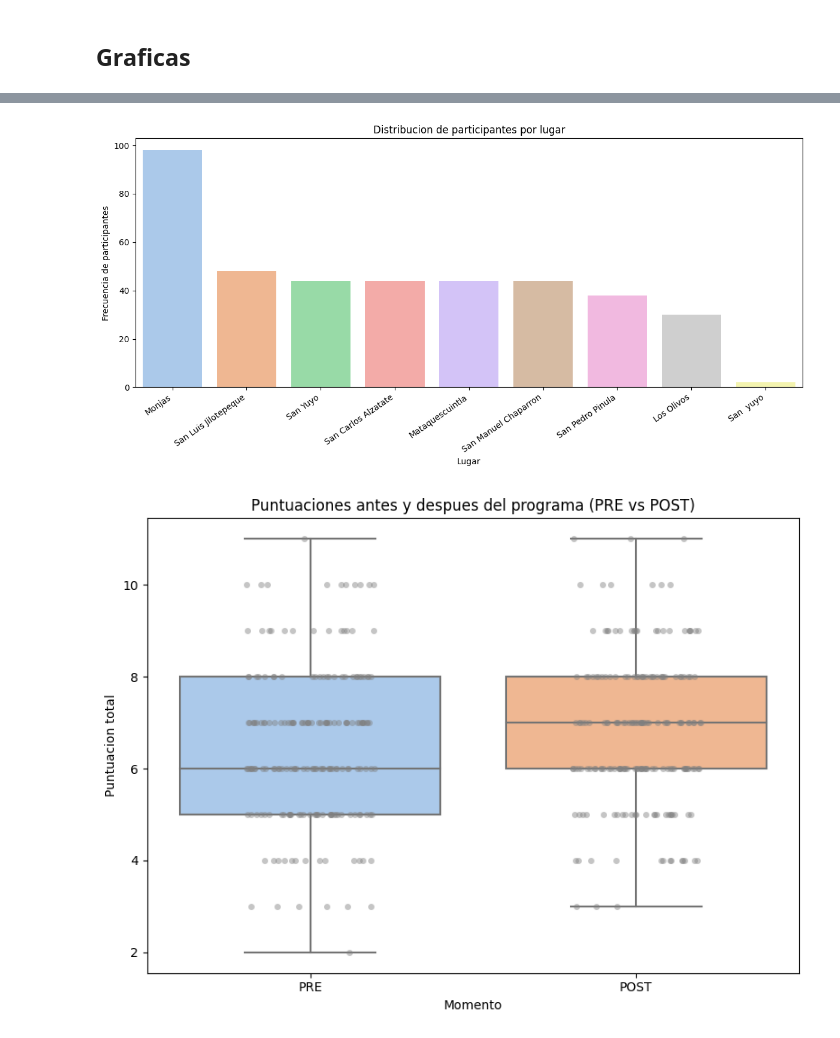
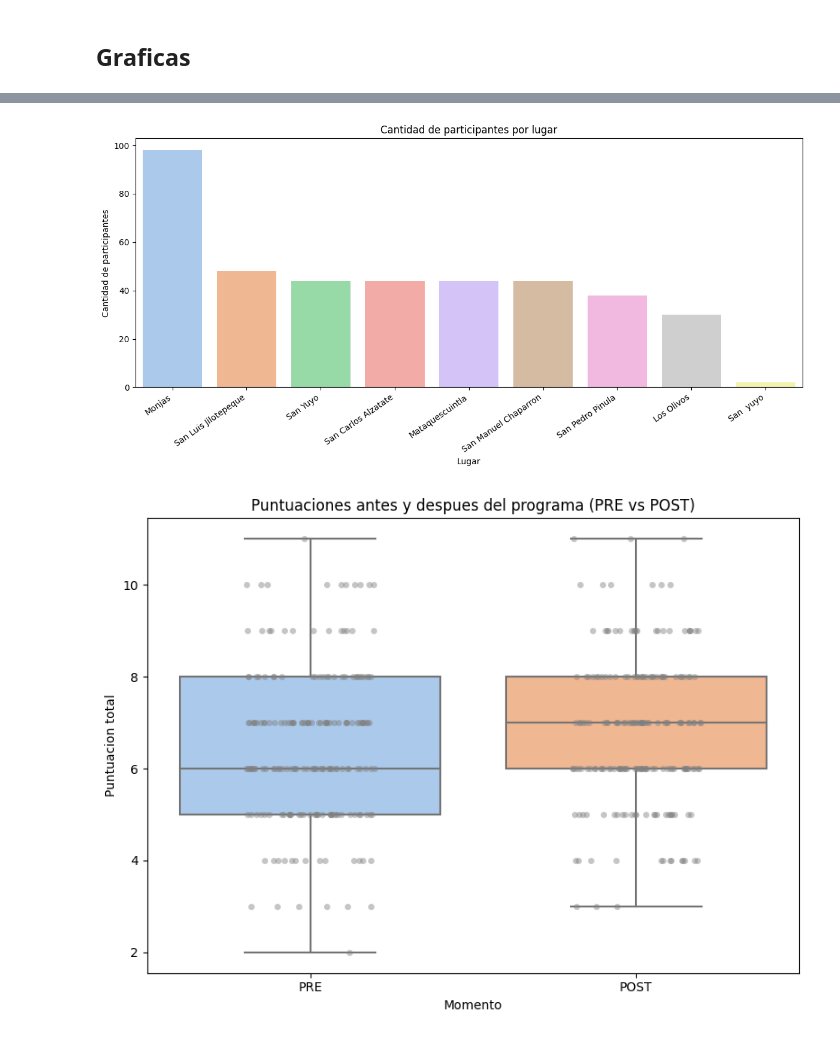
Before and after one commit to rodrigohernandezm/EDA_Tesis, a Jupyter notebook: EDA.ipynb, the cells around one changed output, grey strips where cells are left out. Saved outputs shown, nothing was run; the diff lists cells and outputs as text; code cells hidden in the pictures.

```diff
--- a/EDA.ipynb
+++ b/EDA.ipynb
@@ -69,8 +69,12 @@ os.makedirs(OUT, exist_ok=True)
 # %% [markdown]
 ### Local
 # %%
-resultados_Pre = pd.read_excel("C:\\Users\\rodri\\OneDrive\\Documentos\\EDA_Tesis\\resultados.xlsx", sheet_name="Pre")
-resultados_Pro = pd.read_excel("C:\\Users\\rodri\\OneDrive\\Documentos\\EDA_Tesis\\resultados.xlsx", sheet_name="Post")
+#resultados_Pre = pd.read_excel("C:\\Users\\rodri\\OneDrive\\Documentos\\EDA_Tesis\\resultados.xlsx", sheet_name="Pre")
+# resultados_Pro = pd.read_excel("C:\\Users\\rodri\\OneDrive\\Documentos\\EDA_Tesis\\resultados.xlsx", sheet_name="Post")
+
+resultados_Pre = pd.read_excel("C:\\Users\\rhernandez\\OneDrive - Generando Soluciones Anlalíticas S.A\\Documents\\EDA\\EDA_Tesis\\resultados.xlsx", sheet_name="Pre")
+resultados_Pro = pd.read_excel("C:\\Users\\rhernandez\\OneDrive - Generando Soluciones Anlalíticas S.A\\Documents\\EDA\\EDA_Tesis\\resultados.xlsx", sheet_name="Post")
+
 resultados_Pre['estado'] = 'pre'
 resultados_Pro['estado'] = 'post'
 resultados_total = pd.concat([resultados_Pre, resultados_Pro], ignore_index=True)
@@ -84,8 +88,8 @@ resultados_total.head()
 | 3 | 4 | 30 | 2 | 1 | 1 | 1 | 1 | 0 | 0 | 0 | 0 | ... |
 | 4 | 5 | 24 | 2 | 2 | 4 | 2 | 0 | 1 | 0 | 1 | 1 | ... |
 # %%
-#BASE = r"C:\Users\rhernandez\OneDrive - Generando Soluciones Anlalíticas S.A\Documents\EDA\EDA_Tesis"
-BASE = r"C:\Users\rodri\OneDrive\Documentos\EDA_Tesis"
+BASE = r"C:\Users\rhernandez\OneDrive - Generando Soluciones Anlalíticas S.A\Documents\EDA\EDA_Tesis"
+#BASE = r"C:\Users\rodri\OneDrive\Documentos\EDA_Tesis"
 OUT = os.path.join(BASE, "outputs")
 
 # crea la carpeta outputs si no existe
@@ -154,33 +164,36 @@ OUT : C:\Users\rodri\OneDrive\Documentos\EDA_Tesis\outputs
 # %%
-  # Basado en la logica de tu EDA
-  df_fix = resultados_total.copy()
-  df_fix["Lugar"] = df_fix["Lugar"].astype(str).str.strip()
+# Basado en la logica de tu EDA
+df_fix = resultados_total.copy()
+df_fix["Lugar"] = df_fix["Lugar"].astype(str).str.strip()
 
-  # Quitar vacios si existieran
-  df_lugar = df_fix[df_fix["Lugar"].notna() & (df_fix["Lugar"] != "")].copy()
+# Quitar vacios si existieran
+df_lugar = df_fix[df_fix["Lugar"].notna() & (df_fix["Lugar"] != "")].copy()
 
-  # Ordenar por frecuencia (de mayor a menor)
-  order_lugar = df_lugar["Lugar"].value_counts().index.tolist()
+# Ordenar por cantidad (de mayor a menor)
+order_lugar = df_lugar["Lugar"].value_counts().index.tolist()
 
-  plt.figure(figsize=(12, 6))
-  sns.countplot(
-      data=df_lugar,
-      x="Lugar",
-      order=order_lugar,
-      palette="pastel"
-  )
+plt.figure(figsize=(12, 6))
+sns.countplot(
+    data=df_lugar,
+    x="Lugar",
+    order=order_lugar,
+    palette="pastel"
+)
 
-  plt.title("Distribucion de participantes por lugar")
-  plt.xlabel("Lugar")
-  plt.ylabel("Frecuencia de participantes")
-  plt.xticks(rotation=35, ha="right")
-  plt.tight_layout()
+plt.title("Cantidad de participantes por lugar")
+plt.xlabel("Lugar")
+plt.ylabel("Cantidad de participantes")
+plt.xticks(rotation=35, ha="right")
+plt.tight_layout()
 
-  # Opcional: guardar en outputs como en tu EDA
-  plt.savefig(os.path.join(OUT, "distribucion_participantes_por_lugar.png"), dpi=300, bbox_inches="tight")
-  plt.show()
+plt.savefig(
+    os.path.join(OUT, "cantidad_participantes_por_lugar.png"),
+    dpi=300,
+    bbox_inches="tight"
+)
+plt.show()
 # %% [output]
-[figure, old version]
+[figure, new version]
 # %%
   # Basado en la logica de tu EDA
   df_fix = resultados_total.copy()
```
Also changed, not shown: parts of 10 cells of this notebook, 9 other files.
